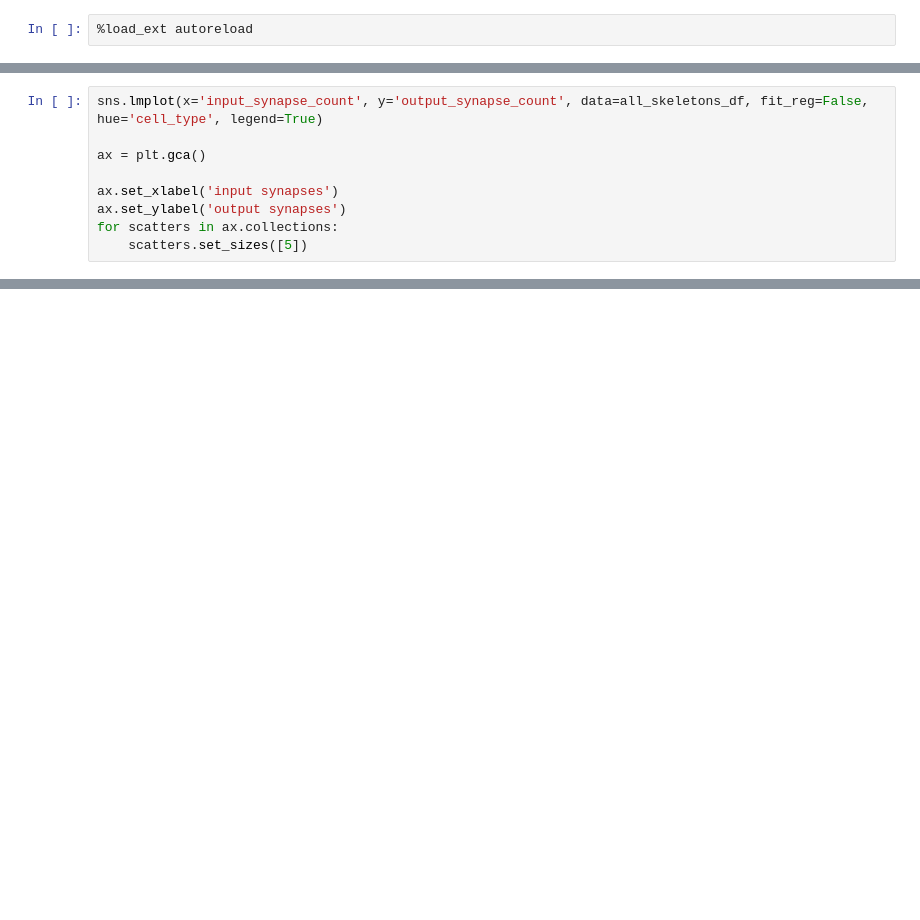
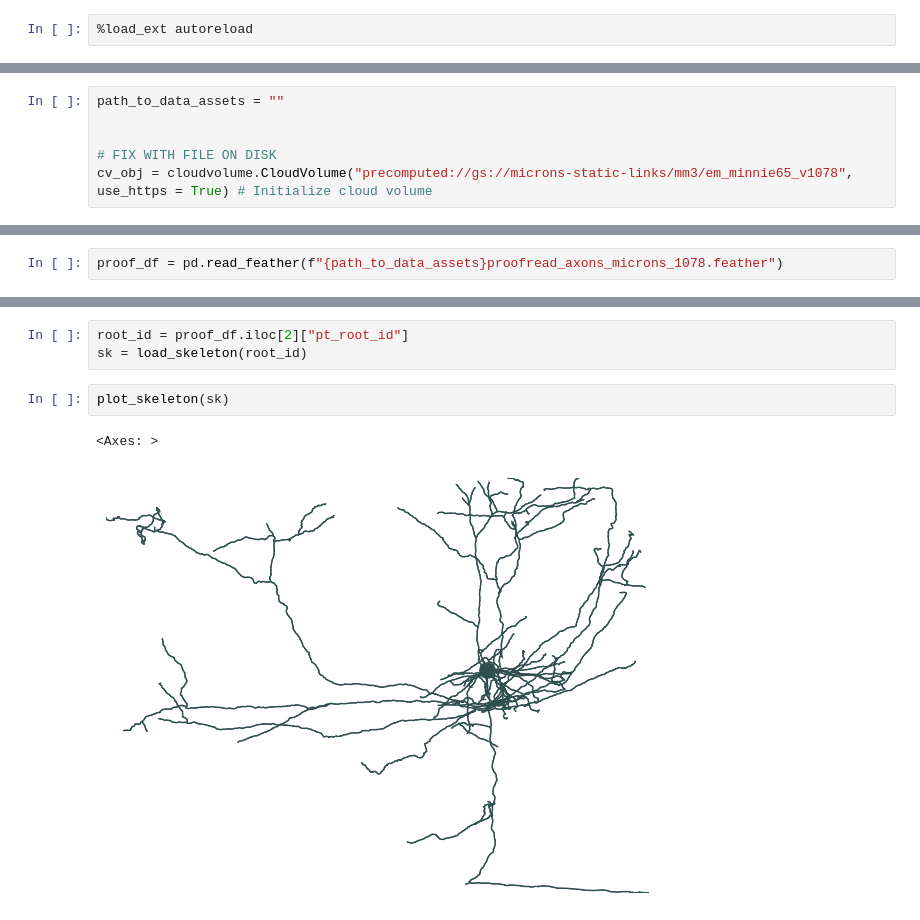
Before and after one commit to JEElsner/SWDB_2024_Anatomy, a Jupyter notebook: code/Notebook 3 - EM.ipynb, the cells around one changed output, grey strips where cells are left out. Cells and saved outputs as stored; diff of their text form; blank space fills up the shorter version.

```diff
--- a/code/Notebook 3 - EM.ipynb
+++ b/code/Notebook 3 - EM.ipynb
@@ -241,9 +8,0 @@ for scatters in ax.collections:
-# %%
-sns.lmplot(x='input_synapse_count', y='output_synapse_count', data=all_skeletons_df, fit_reg=False, hue='cell_type', legend=True)
-
-ax = plt.gca()
-
-ax.set_xlabel('input synapses')
-ax.set_ylabel('output synapses')
-for scatters in ax.collections:
-    scatters.set_sizes([5])
@@ -251,0 +21,6 @@ for scatters in ax.collections:
+# %%
+path_to_data_assets = ""
+
+
+# FIX WITH FILE ON DISK
+cv_obj = cloudvolume.CloudVolume("precomputed://gs://microns-static-links/mm3/em_minnie65_v1078", use_https = True) # Initialize cloud volume
@@ -251,0 +48,2 @@ for scatters in ax.collections:
+# %%
+proof_df = pd.read_feather(f"{path_to_data_assets}proofread_axons_microns_1078.feather")
@@ -251,0 +120,8 @@ for scatters in ax.collections:
+# %%
+root_id = proof_df.iloc[2]["pt_root_id"]
+sk = load_skeleton(root_id)
+# %%
+plot_skeleton(sk)
+# %% [output]
+<Axes: >
+[figure, added]
```
Also changed, not shown: parts of 66 cells of this notebook, 1 other file.
